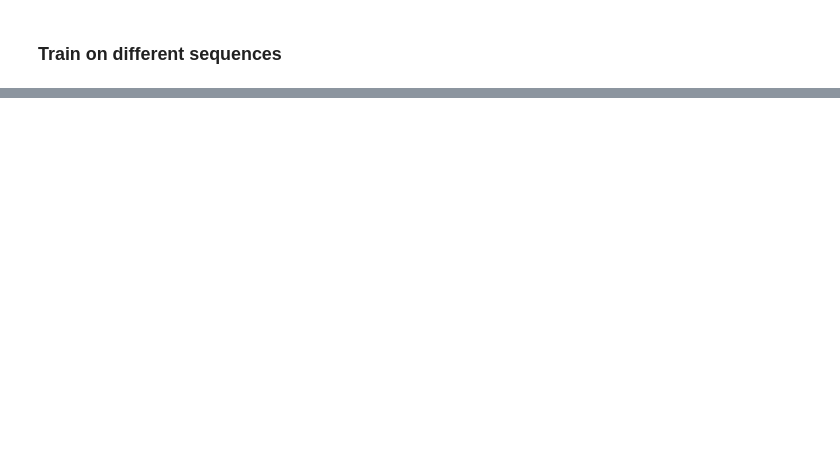
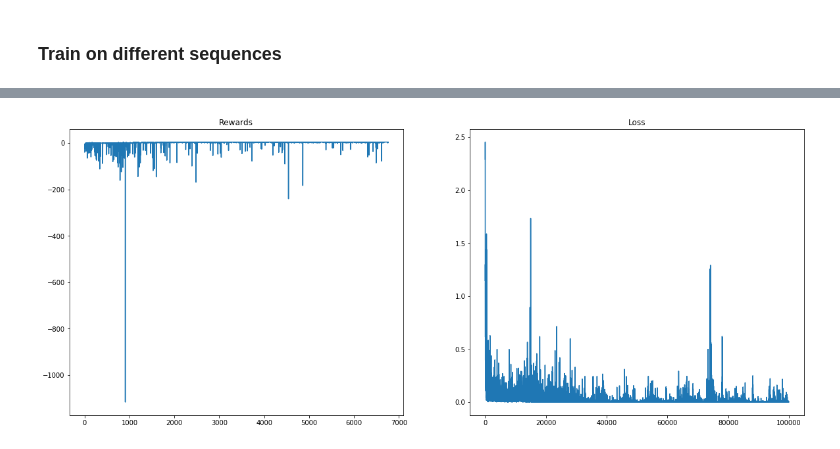
Before and after one commit to hyu1729/HP-Protein-Folding, a Jupyter notebook: Protein_Folding_DQN.ipynb, the cells around one changed output, grey strips where cells are left out. Saved outputs shown, nothing was run; the diff lists cells and outputs as text; code cells hidden in the pictures; blank space fills up the shorter version.

```diff
--- a/Protein_Folding_DQN.ipynb
+++ b/Protein_Folding_DQN.ipynb
@@ -303,7 +337,7 @@ from lattice2d_cnn_env import Lattice2DCNNEnv
 class CnnDQN(nn.Module):
     def __init__(self, input_shape, num_actions):
         super(CnnDQN, self).__init__()
-        self.input_shape = (1,201,201,)
+        self.input_shape = input_shape
         self.num_actions = num_actions
         self.features = nn.Sequential(
             nn.Conv2d(self.input_shape[0], 32, kernel_size=8, stride=4),
@@ -328,9 +362,26 @@ class CnnDQN(nn.Module):
     def feature_size(self):
         return self.features(torch.zeros(1, *self.input_shape)).view(1, -1).size(1)
 
-env = Lattice2DCNNEnv("HPPHHPHPHP")
-q_network = CnnDQN(env.observation_space.shape, env.action_space.n)
+cnn_env = Lattice2DCNNEnv("HPHPPHHPHPPHPHH", grid_len = 41)
+q_network = CnnDQN(cnn_env.observation_space.shape, cnn_env.action_space.n)
 target_q_network = deepcopy(q_network)
+
+replay_size = 10000
+replay_buffer = ReplayBuffer(replay_size)
+
+epsilon_start = 1.0
+epsilon_final = 0.01
+epsilon_decay = 30000
+
+epsilon_by_frame = lambda frame_idx: epsilon_final + (epsilon_start - epsilon_final) * math.exp(-1. * frame_idx / epsilon_decay)
+
+learning_rate = 0.001
+target_update_rate = 0.1
+gamma = 0.99
+target_network_update_f = 1000
+num_timesteps = 100000
+log_every = 5000
+batch_size = 32
 
 if USE_CUDA:
     q_network = q_network.cuda()
@@ -369,0 +416,5 @@ run_agent(env)
+# %%
+t0 = time.time()
+cnn_losses, cnn_rewards, cnn_agent = train(cnn_env)
+t1 = time.time()
+print("Time taken: {}".format(t1 - t0))
@@ -369,0 +440,4 @@ run_agent(env)
+# %%
+plot(cnn_losses, cnn_rewards)
+# %% [output]
+[figure, added]
```
Also changed, not shown: parts of 12 cells of this notebook, 4 other files.
